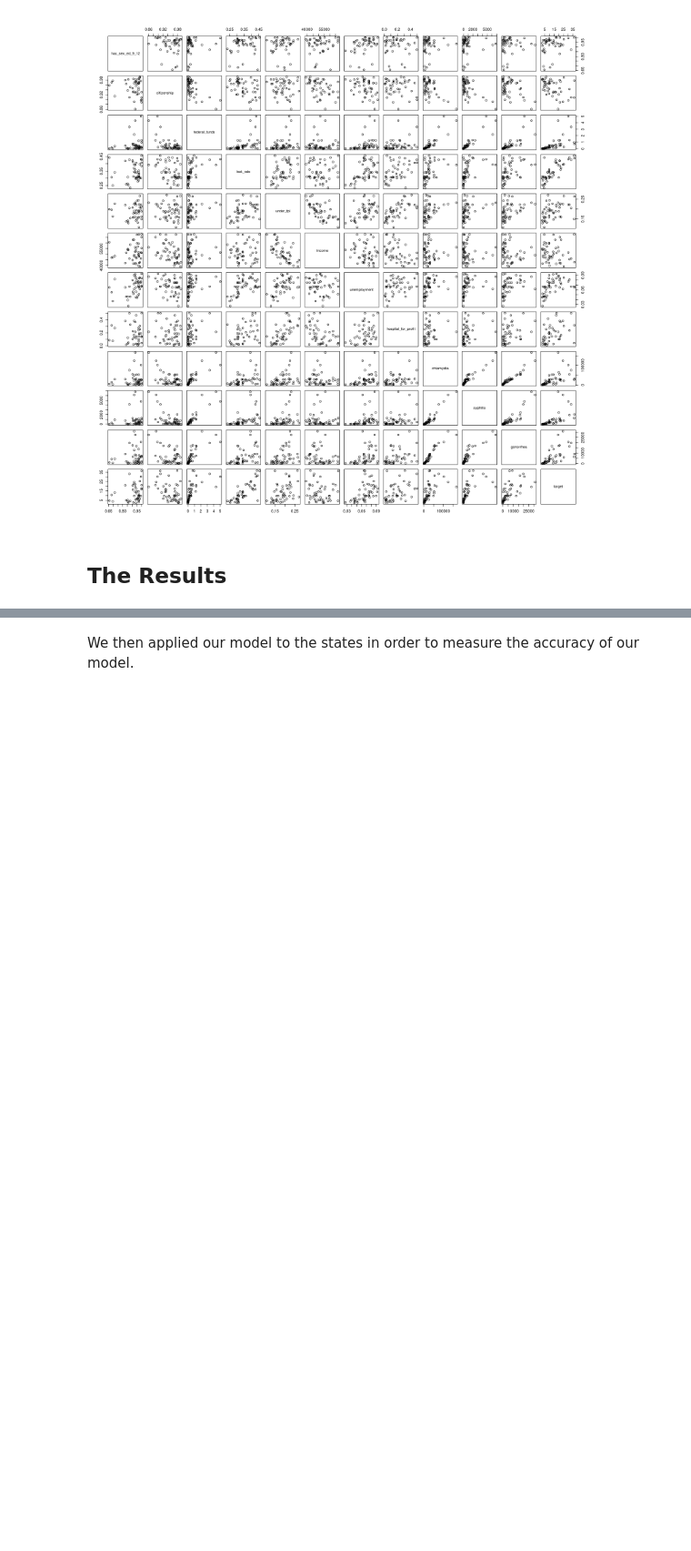
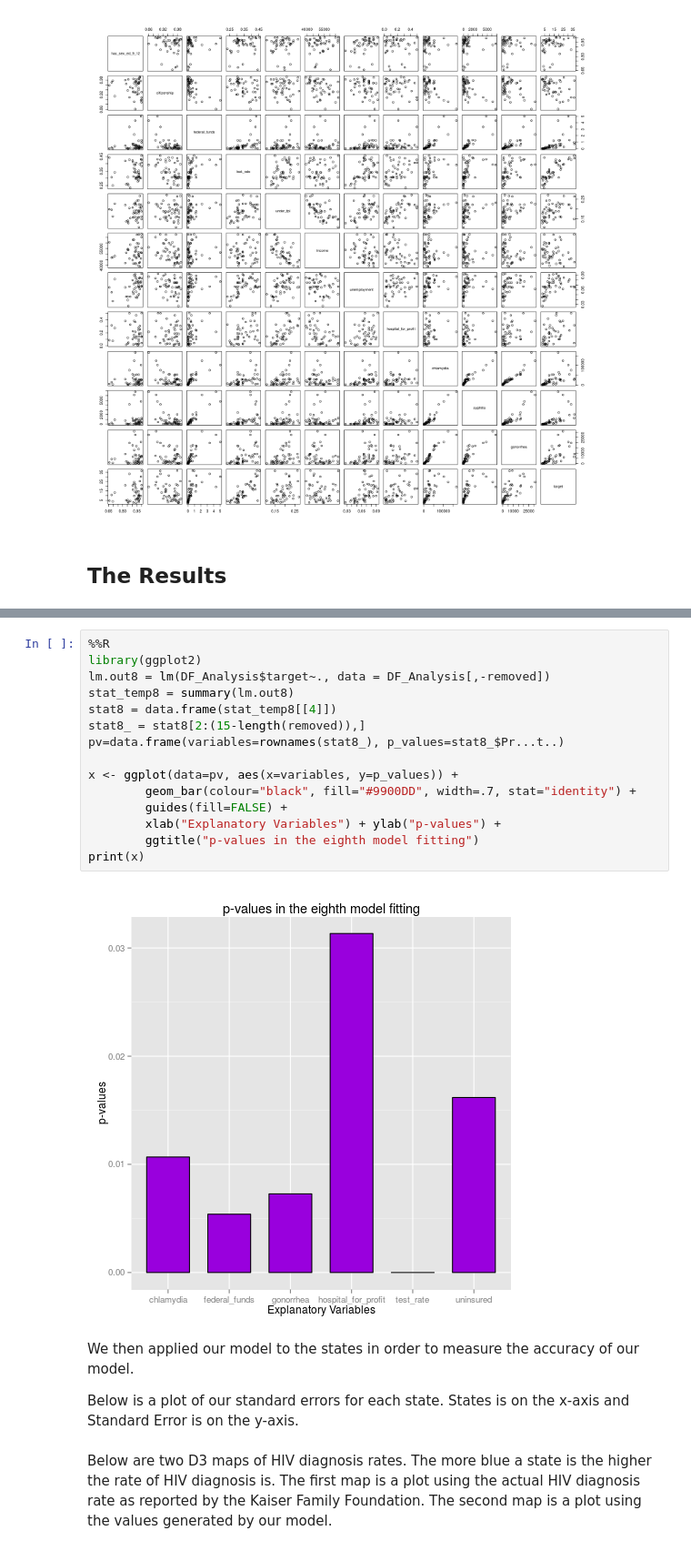
Before and after one commit to kyen89/data-analysis-template, a Jupyter notebook: notebooks/NB4_project_report.ipynb, the cells around one changed output, grey strips where cells are left out. Shown at 91% size. Cells and saved outputs as stored; diff of their text form; blank space fills up the shorter version.

```diff
--- a/notebooks/NB4_project_report.ipynb
+++ b/notebooks/NB4_project_report.ipynb
@@ -122,2 +260,23 @@ The model we obtained was:
+# %%
+%%R
+library(ggplot2)
+lm.out8 = lm(DF_Analysis$target~., data = DF_Analysis[,-removed])
+stat_temp8 = summary(lm.out8)
+stat8 = data.frame(stat_temp8[[4]])
+stat8_ = stat8[2:(15-length(removed)),]
+pv=data.frame(variables=rownames(stat8_), p_values=stat8_$Pr...t..)
+
+x <- ggplot(data=pv, aes(x=variables, y=p_values)) +
+        geom_bar(colour="black", fill="#9900DD", width=.7, stat="identity") +
+        guides(fill=FALSE) +
+        xlab("Explanatory Variables") + ylab("p-values") +
+        ggtitle("p-values in the eighth model fitting")
+print(x)
+# %% [output]
+[figure, added]
 # %% [markdown]
 We then applied our model to the states in order to measure the accuracy of our model.
+
+Below is a plot of our standard errors for each state. States is on the x-axis and Standard Error is on the y-axis.
+# %% [markdown]
+Below are two D3 maps of HIV diagnosis rates. The more blue a state is the higher the rate of HIV diagnosis is. The first map is a plot using the actual HIV diagnosis rate as reported by the Kaiser Family Foundation. The second map is a plot using the values generated by our model.
```
Also changed, not shown: parts of 12 cells of this notebook.
